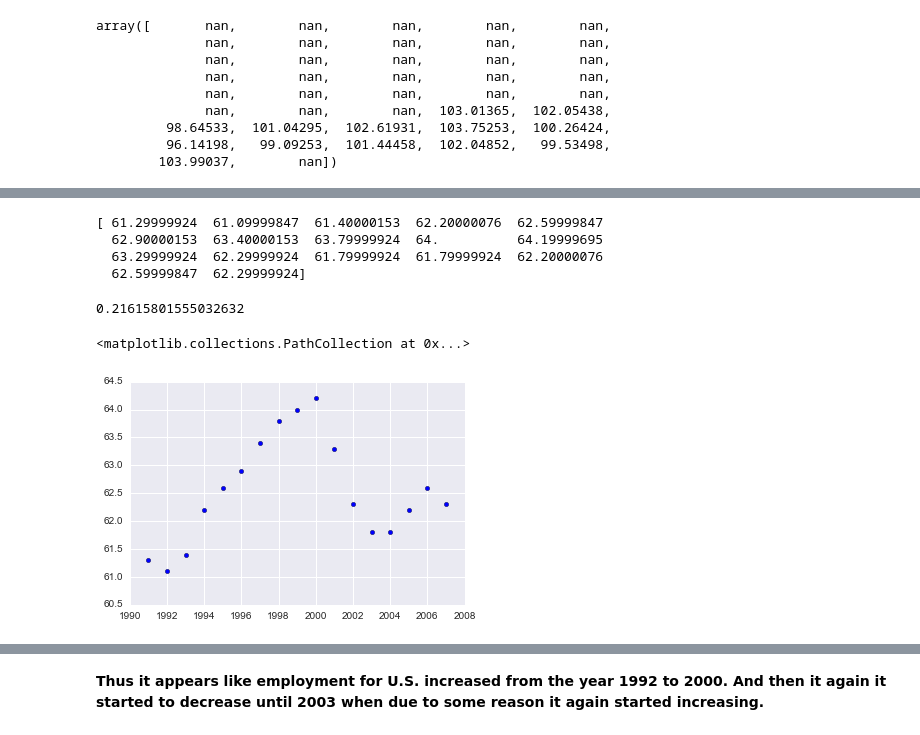
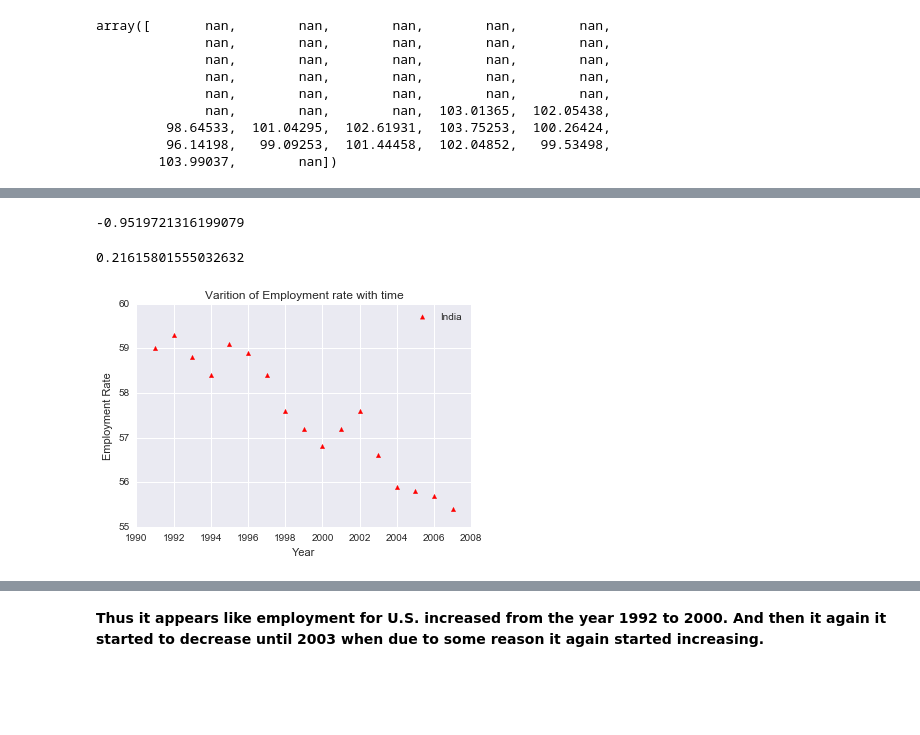
Before and after one commit to Anish-kr/Python_projects, a Jupyter notebook: Gapminder.ipynb, the cells around one changed output, grey strips where cells are left out. Cells and saved outputs as stored; diff of their text form; code cells hidden in the pictures; blank space fills up the shorter version.

Commit message:
add fun and scatter plot

```diff
--- a/Gapminder.ipynb
+++ b/Gapminder.ipynb
@@ -122,25 +117,48 @@ emp_US_df = pd.DataFrame(emp_US)
 # %%
-# finding correlation
 
-def correlation( x,y):
+
+def correlation(x,y):
     std_x = (x-x.mean())/(x.std(ddof = 0))
     std_y = (y-y.mean())/(y.std(ddof=0))
 
     return (std_x * std_y).mean()
-
-print emp_US.values
-year_for_US=employment_rate.columns.values.astype(str).astype(int)
+def emp_country(country,df):
+    emp_country=df.loc[country]
+    year_are=df.columns.values.astype(str).astype(int)
+    return correlation(emp_country.values, year_are)
-# %% [output]
-[ 61.29999924  61.09999847  61.40000153  62.20000076  62.59999847
-  62.90000153  63.40000153  63.79999924  64.          64.19999695
-  63.29999924  62.29999924  61.79999924  61.79999924  62.20000076
-  62.59999847  62.29999924]
-# %%
-correlation(emp_US.values, year_for_US)
-# %% [output]
-0.21615801555032632
-# %%
-plt.scatter(year_for_US,emp_US.values)
-# %% [output]
-<matplotlib.collections.PathCollection at 0x...>
-[figure, removed]
+# %%
+emp_country('India',employment_rate)
+# %% [output]
+-0.9519721316199079
+# %%
+emp_country('United States',employment_rate)
+# %% [output]
+0.21615801555032632
+# %%
+year_for_country=employment_rate.columns.values.astype(str).astype(int)
+emp_US=employment_rate.loc['United States']
+
+def scatter_plot(df,country,clr, mrkr):
+    yr_for_total = df.columns.values.astype(str).astype(int)
+    emp_country_wise= df.loc[country]
+    plt.scatter(yr_for_total,emp_country_wise,
+    #color
+    color=clr,
+    #marker
+    marker=mrkr)
+    # Chart title
+    plt.title('Varition of Employment rate with time')
+    # y label
+    plt.ylabel('Employment Rate')
+    # x label
+    plt.xlabel('Year')
+    # and a legend
+    plt.legend(loc='upper right')
+
+
+
+
+
+scatter_plot(employment_rate, 'India','red','^')
+# %% [output]
+[figure, added]
```
Also changed, not shown: parts of 10 cells of this notebook.
